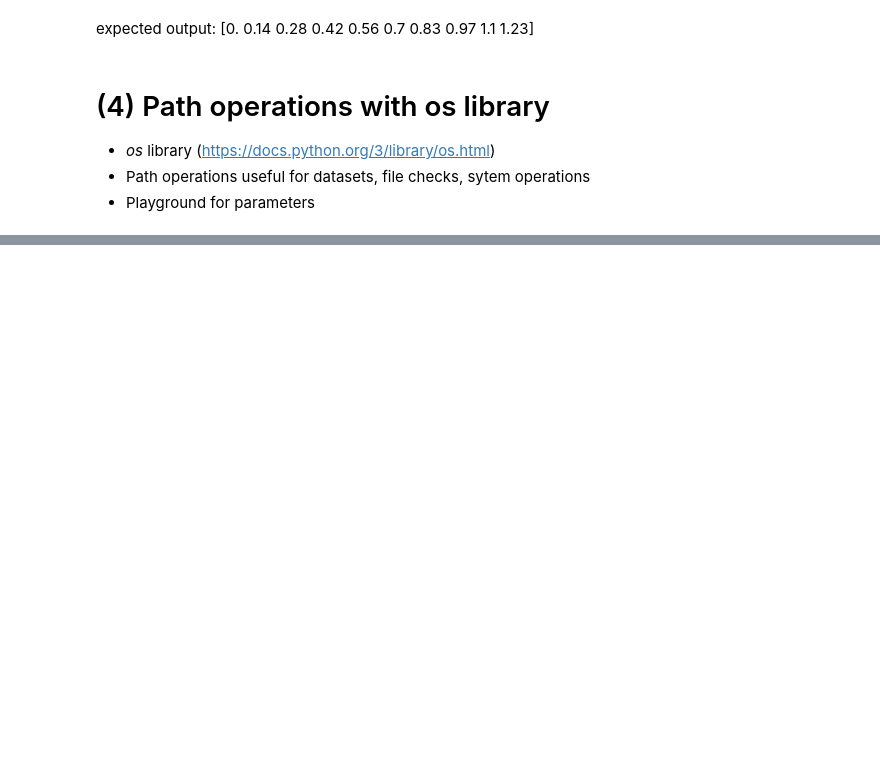
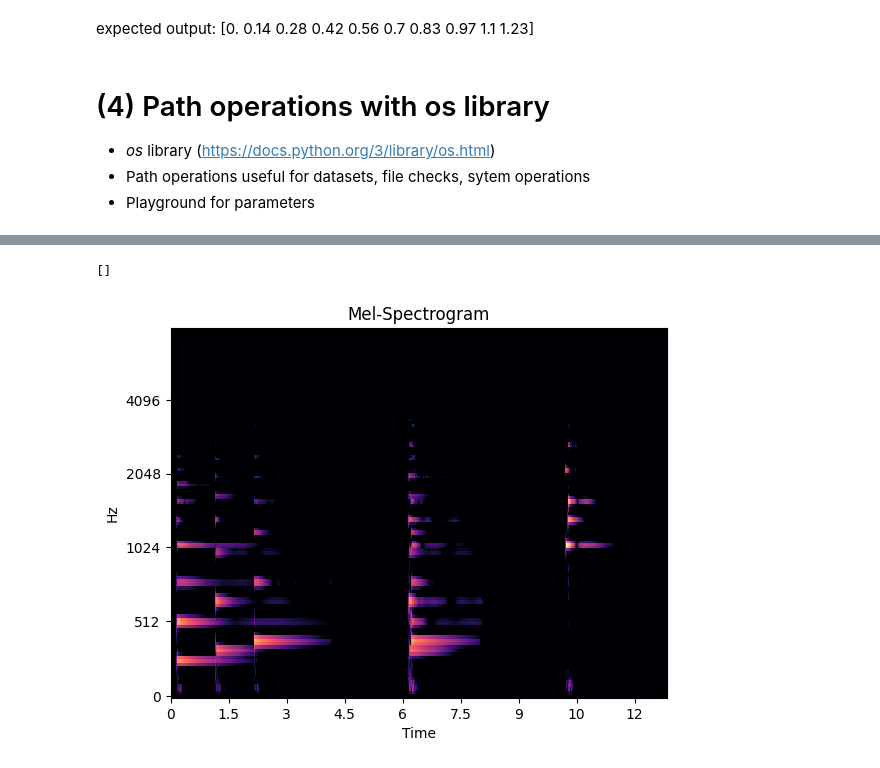
Before and after one commit to machinelistening/machinelistening.github.io, a Jupyter notebook: Machine_Listening_Seminar_1_Solutions.ipynb, the cells around one changed output, grey strips where cells are left out. Cells and saved outputs as stored; diff of their text form; code cells hidden in the pictures; blank space fills up the shorter version.

```diff
--- a/Machine_Listening_Seminar_1_Solutions.ipynb
+++ b/Machine_Listening_Seminar_1_Solutions.ipynb
@@ -256,0 +393,20 @@ os.chdir('..')
+# %%
+import librosa
+import librosa.display
+import matplotlib.pyplot as plt
+import numpy as np
+
+
+### Create the Mel-spectrogram, then convert it from power to dB
+piano_mel = np.abs(librosa.feature.melspectrogram(y=piano_data, sr=44100, n_mels=128, fmax=8000))
+piano_mel_dB = librosa.amplitude_to_db(piano_mel, ref=np.max)
+
+
+fig, ax = plt.subplots()
+img = librosa.display.specshow(piano_mel_dB, x_axis='time', y_axis='mel', sr=44100, fmax=8000, ax=ax)  # FILL IN: librosa's specshow()
+ax.set(title='Mel-Spectrogram')
+#plt.colorbar(img, ax=ax, format="%+2.0f dB")
+plt.plot()
+# %% [output]
+[]
+[figure, added]
```
Also changed, not shown: parts of 14 cells of this notebook, 5 other files.
